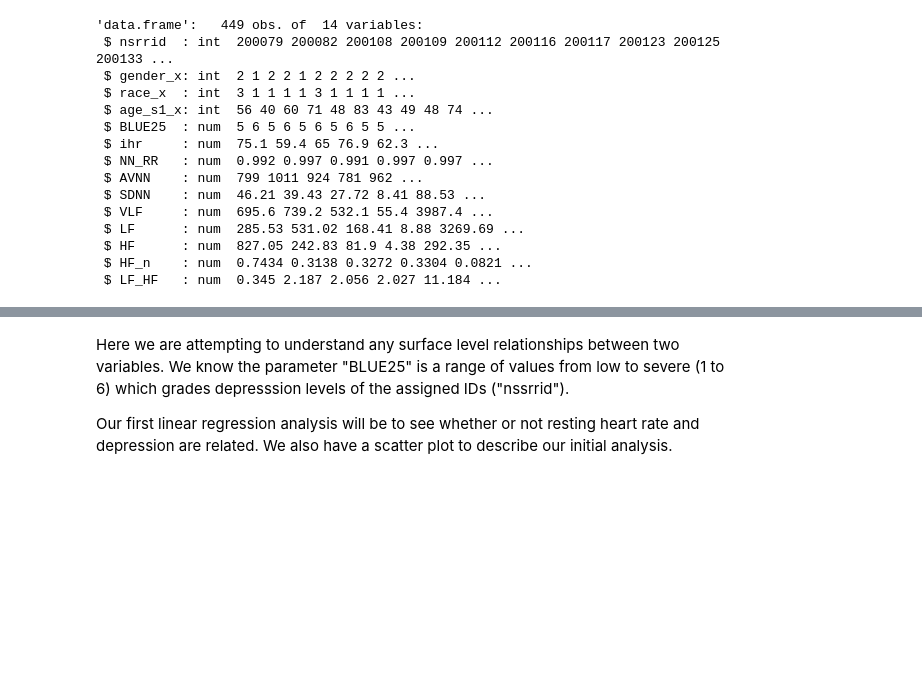
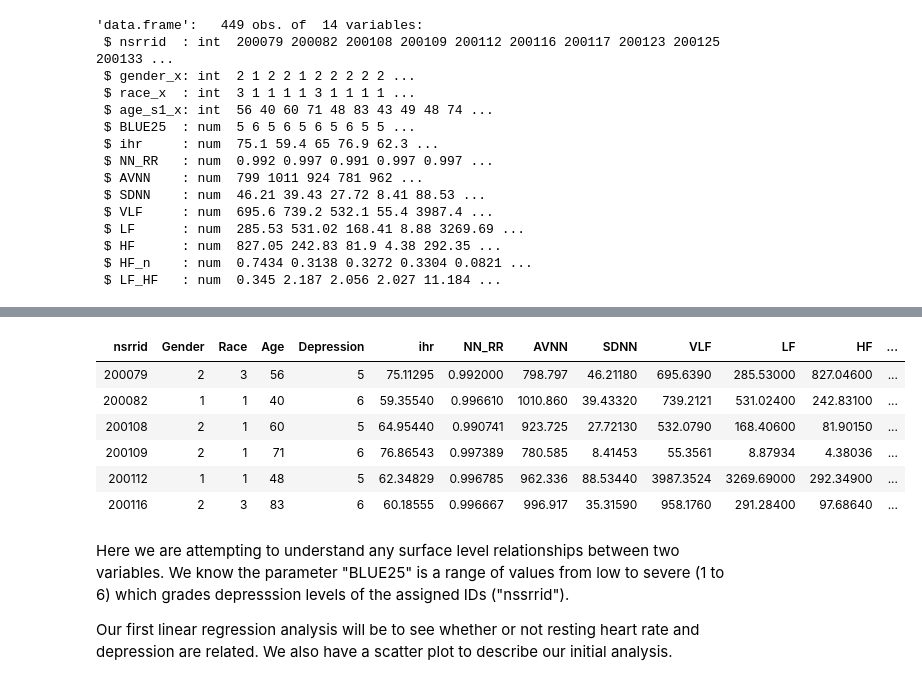
Before and after one commit to loveleenb/Depression_Analysis, a Jupyter notebook: Depression_Analysis_R.ipynb, the cells around one changed output, grey strips where cells are left out. Drawn from its saved outputs; the diff is of its cells as text; code cells hidden in the pictures; blank space fills up the shorter version.

```diff
--- a/Depression_Analysis_R.ipynb
+++ b/Depression_Analysis_R.ipynb
@@ -108,6 +108,19 @@ head(DF2)
 | 200109 | 2 | 1 | 71 | 6 | 76.86543 | 0.997389 | 780.585 | 8.41453 | 55.3561 | 8.87934 | 4.38036 | ... |
 | 200112 | 1 | 1 | 48 | 5 | 62.34829 | 0.996785 | 962.336 | 88.53440 | 3987.3524 | 3269.69000 | 292.34900 | ... |
 | 200116 | 2 | 3 | 83 | 6 | 60.18555 | 0.996667 | 996.917 | 35.31590 | 958.1760 | 291.28400 | 97.68640 | ... |
+# %%
+#renaming columns
+library(data.table)
+setnames(DF2, old=c("gender_x","race_x","age_s1_x", "BLUE25"), new=c("Gender", "Race", "Age", "Depression" ))
+head(DF2)
+# %% [output]
+| nsrrid | Gender | Race | Age | Depression | ihr | NN_RR | AVNN | SDNN | VLF | LF | HF | ... |
+| 200079 | 2 | 3 | 56 | 5 | 75.11295 | 0.992000 | 798.797 | 46.21180 | 695.6390 | 285.53000 | 827.04600 | ... |
+| 200082 | 1 | 1 | 40 | 6 | 59.35540 | 0.996610 | 1010.860 | 39.43320 | 739.2121 | 531.02400 | 242.83100 | ... |
+| 200108 | 2 | 1 | 60 | 5 | 64.95440 | 0.990741 | 923.725 | 27.72130 | 532.0790 | 168.40600 | 81.90150 | ... |
+| 200109 | 2 | 1 | 71 | 6 | 76.86543 | 0.997389 | 780.585 | 8.41453 | 55.3561 | 8.87934 | 4.38036 | ... |
+| 200112 | 1 | 1 | 48 | 5 | 62.34829 | 0.996785 | 962.336 | 88.53440 | 3987.3524 | 3269.69000 | 292.34900 | ... |
+| 200116 | 2 | 3 | 83 | 6 | 60.18555 | 0.996667 | 996.917 | 35.31590 | 958.1760 | 291.28400 | 97.68640 | ... |
 # %% [markdown]
 Here we are attempting to understand any surface level relationships between two variables.
 We know the parameter "BLUE25" is a range of values from low to severe (1 to 6) which grades depresssion levels of the assigned IDs ("nssrrid").
```
Also changed, not shown: parts of 3 cells of this notebook, 2 other files.
